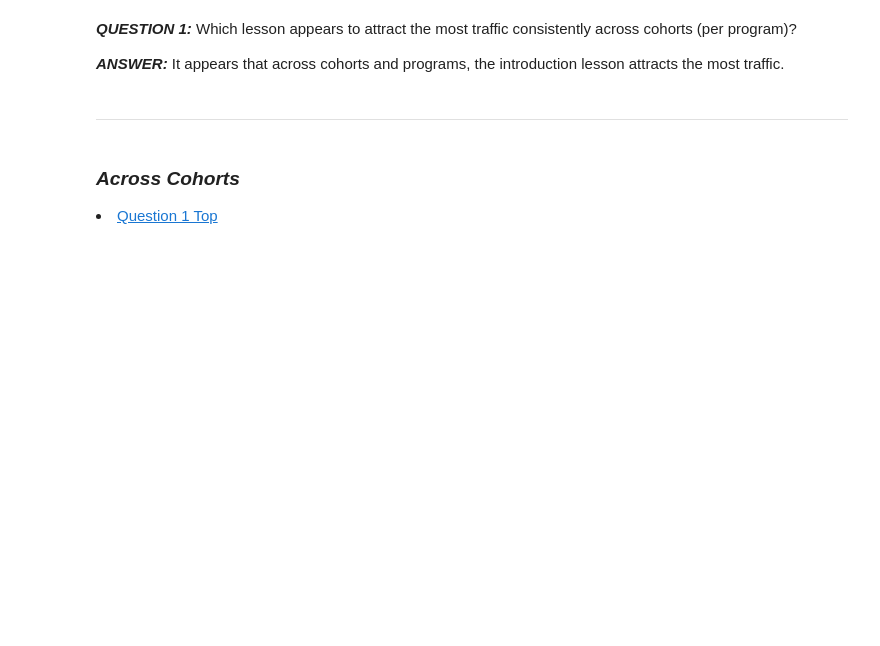
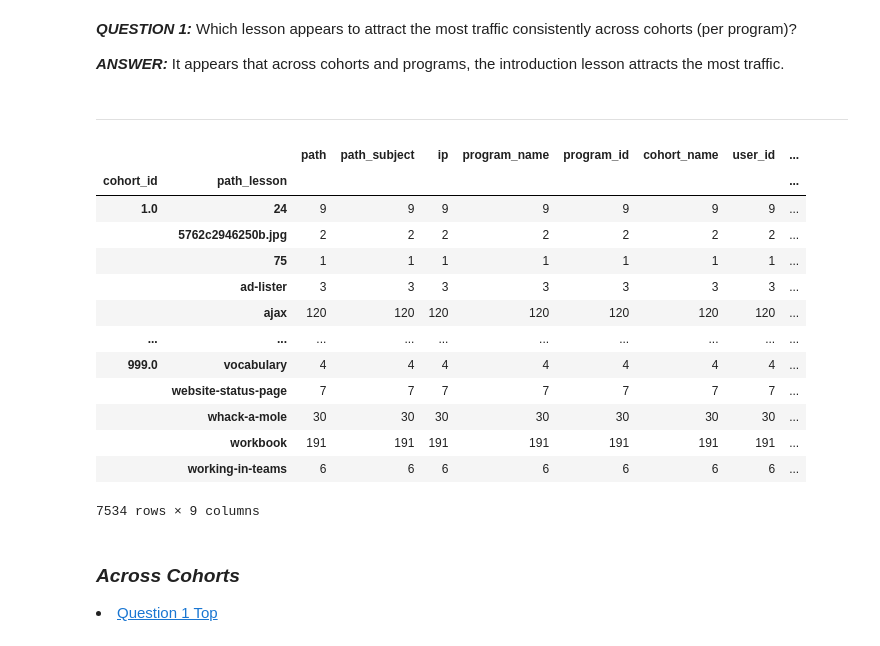
Before and after one commit to Jared-Wood135/anomaly-detection-exercises, a Jupyter notebook: explore.ipynb, the cells around one changed output. Cells and saved outputs as stored; diff of their text form; code cells hidden in the pictures; blank space fills up the shorter version.

```diff
--- a/explore.ipynb
+++ b/explore.ipynb
@@ -116,6 +116,23 @@ curr_logs.sample()
 <b><i>ANSWER:</i></b> It appears that across cohorts and programs, the introduction lesson attracts the most traffic.
 # %% [markdown]
 ---
+# %%
+pd.DataFrame(has_lesson.groupby(by=['cohort_id', 'path_lesson']).count())
+# %% [output]
+|  |  | path | path_subject | ip | program_name | program_id | cohort_name | user_id | ... |
+| cohort_id | path_lesson |  |  |  |  |  |  |  | ... |
+| 1.0 | 24 | 9 | 9 | 9 | 9 | 9 | 9 | 9 | ... |
+|  | 5762c2946250b.jpg | 2 | 2 | 2 | 2 | 2 | 2 | 2 | ... |
+|  | 75 | 1 | 1 | 1 | 1 | 1 | 1 | 1 | ... |
+|  | ad-lister | 3 | 3 | 3 | 3 | 3 | 3 | 3 | ... |
+|  | ajax | 120 | 120 | 120 | 120 | 120 | 120 | 120 | ... |
+| ... | ... | ... | ... | ... | ... | ... | ... | ... | ... |
+| 999.0 | vocabulary | 4 | 4 | 4 | 4 | 4 | 4 | 4 | ... |
+|  | website-status-page | 7 | 7 | 7 | 7 | 7 | 7 | 7 | ... |
+|  | whack-a-mole | 30 | 30 | 30 | 30 | 30 | 30 | 30 | ... |
+|  | workbook | 191 | 191 | 191 | 191 | 191 | 191 | 191 | ... |
+|  | working-in-teams | 6 | 6 | 6 | 6 | 6 | 6 | 6 | ... |
+7534 rows × 9 columns
 # %% [markdown]
 <a id='q1cohort'></a>
 <h3><b><i>
```
